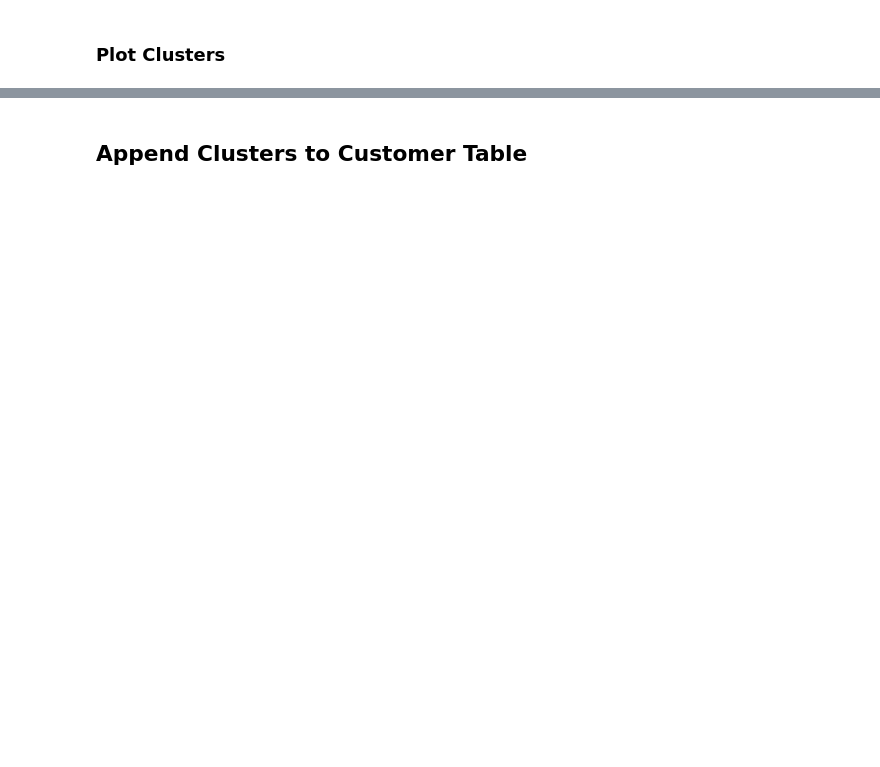
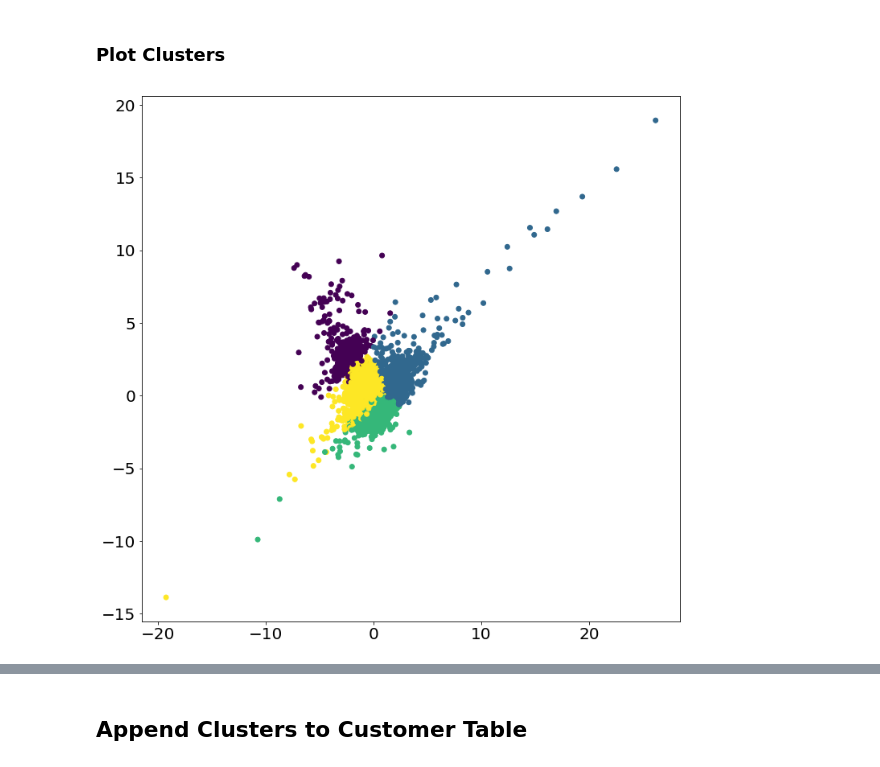
Before and after one commit to lukeolson13/capstone, a Jupyter notebook: customer_segmentation.ipynb, the cells around one changed output, grey strips where cells are left out. Drawn from its saved outputs; the diff is of its cells as text; code cells hidden in the pictures; blank space fills up the shorter version.

```diff
--- a/customer_segmentation.ipynb
+++ b/customer_segmentation.ipynb
@@ -131,6 +208,6 @@ silhouette(np.arange(2, 15), ss_arr)
 # %%
-cust_kmeans = KMeans(n_clusters=5, max_iter=10000, n_jobs=-1)
-pred = cust_kmeans.fit_predict(std_cust[all_cust_cols])
+cust_kmeans = KMeans(n_clusters=4, max_iter=10000, tol=0.00001, n_jobs=-1)
+pred = cust_kmeans.fit_predict(std_cust[clustering_cols])
 dummy_cust['cluster'] = pred
 # %%
 # see breakdown of clusters
@@ -141,10 +231,12 @@ dummy_cust.groupby('cluster').mean()[all_cust_cols]
 # %%
 # 2-D plot
 cust_pca = PCA(2)
-pcas = cust_pca.fit_transform(std_cust[all_cust_cols])
+pcas = cust_pca.fit_transform(std_cust[clustering_cols])
 
 plt.figure(figsize=(12,12))
-plt.scatter(pcas[:,0], pcas[:,1], c=dummy_cust.cluster)
+plt.scatter(pcas[:,0], pcas[:,1], c=dummy_cust.cluster);
+# %% [output]
+[figure, added]
 # %%
 # 3-D Plot
 cust_pca = PCA(3)
```
Also changed, not shown: parts of 18 cells of this notebook, 3 other files.
